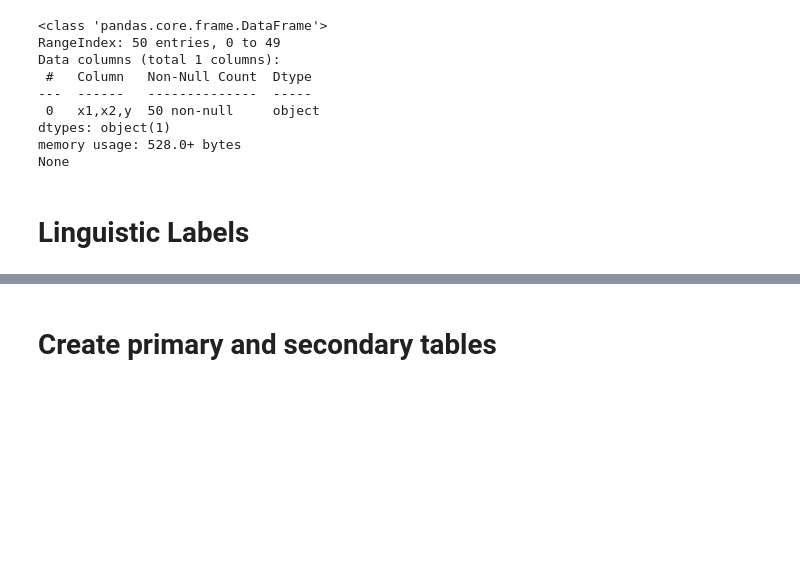
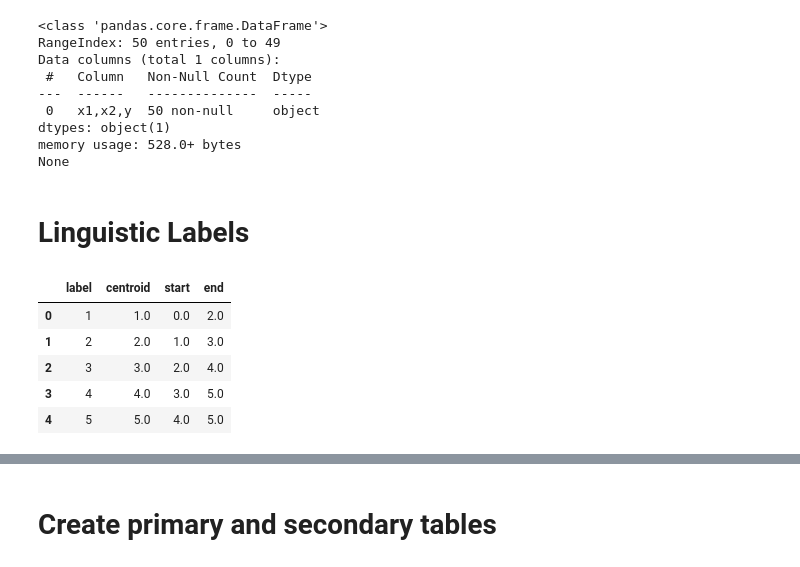
Before and after one commit to claredavies/ArtificialIntelligience, a Jupyter notebook: AIGroupAssignment1.ipynb, the cells around one changed output, grey strips where cells are left out. Cells and saved outputs as stored; diff of their text form; code cells hidden in the pictures; blank space fills up the shorter version.

Commit message:
Have function which calculates the centroid, start and end values based on input and K

```diff
--- a/AIGroupAssignment1.ipynb
+++ b/AIGroupAssignment1.ipynb
@@ -48,6 +48,51 @@ memory usage: 528.0+ bytes
 None
 # %% [markdown]
 # Linguistic Labels
+# %%
+def createDF(range_values, k):
+  label_list = []
+  centroid_list = []
+  start_list = []
+  end_list = []
+
+  for x in range(1, (k+1), 1):
+    slot = (np.max(range_values) - np.min(range_values))/(k-1)
+    start_centroid = np.min(range_values)
+    if x == 0:
+      start = 0
+      centroid = start_centroid
+      end = start + slot
+
+    if x == k:
+      centroid = np.max(range_values)
+      end = k
+      start = end - slot
+
+    else:
+      centroid = start_centroid + (x-1)*slot
+      start = centroid - slot
+      end = centroid + slot
+
+    label_list.append(x)
+    centroid_list.append(centroid)
+    start_list.append(start)
+    end_list.append(end)
+
+  df = pd.DataFrame(list(zip(label_list, centroid_list, start_list, end_list)),
+               columns =['label', 'centroid', 'start', 'end'])
+
+  return df
+# %%
+x1 = np.arange(1, 6, 1)
+# np.min(x1)
+createDF(x1, 5)
+# %% [output]
+|  | label | centroid | start | end |
+| 0 | 1 | 1.0 | 0.0 | 2.0 |
+| 1 | 2 | 2.0 | 1.0 | 3.0 |
+| 2 | 3 | 3.0 | 2.0 | 4.0 |
+| 3 | 4 | 4.0 | 3.0 | 5.0 |
+| 4 | 5 | 5.0 | 4.0 | 5.0 |
 # %%
 # Generate universe variables
 #   * Quality and service on subjective ranges [0, 10]
```
Also changed, not shown: parts of 13 cells of this notebook.
